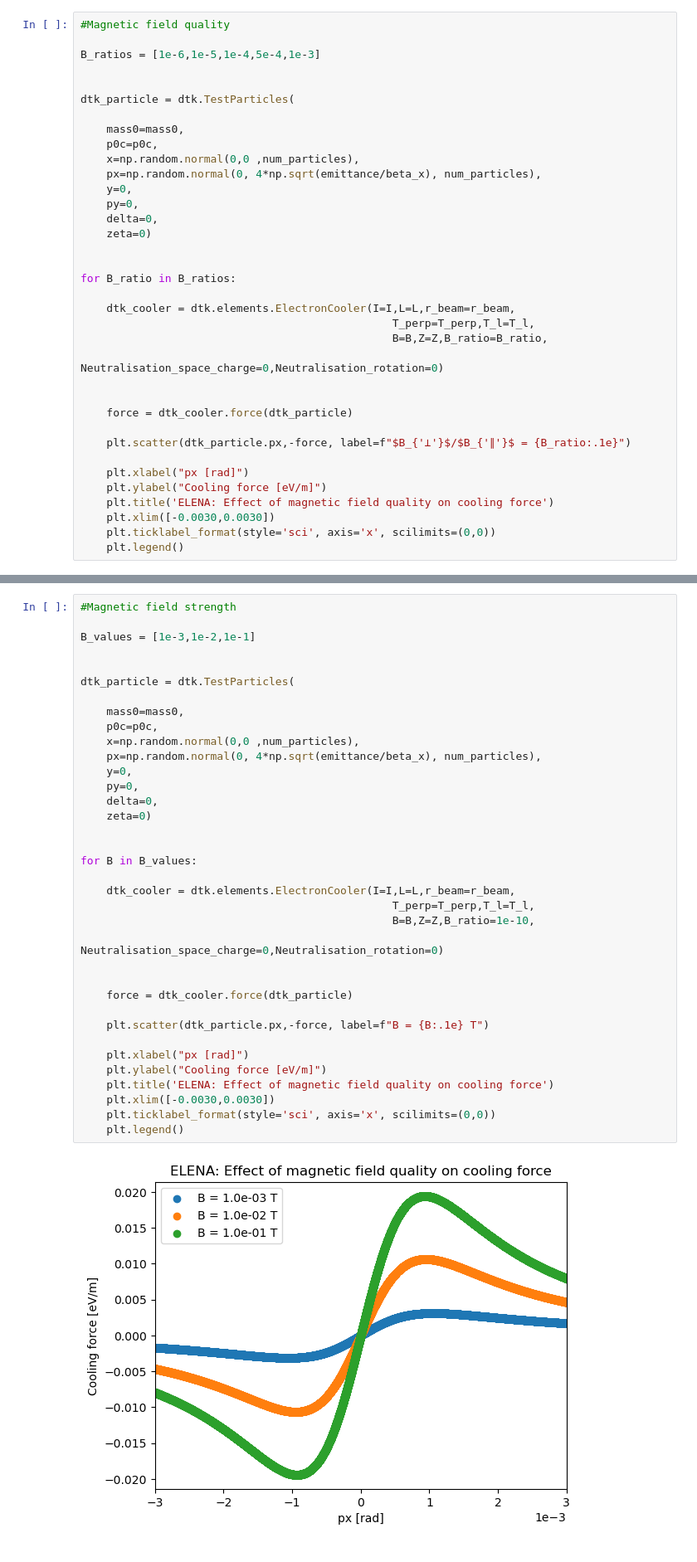
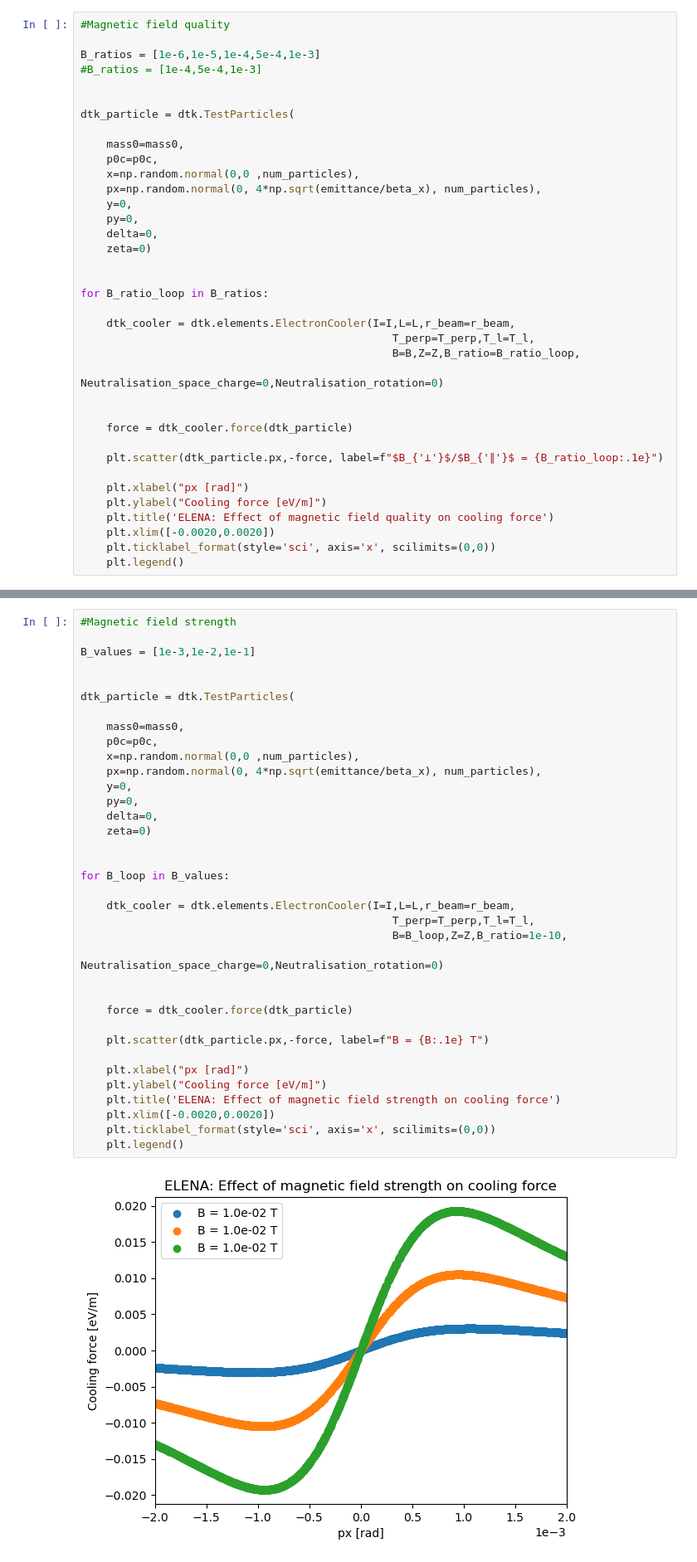
Before and after one commit to pkruyt/electron_cooling, a Jupyter notebook: notebooks/ELENA/ELENA:force-vs-parameters.ipynb, the cells around one changed output, grey strips where cells are left out. Shown at 83% size. Drawn from its saved outputs; the diff is of its cells as text.

```diff
--- a/notebooks/ELENA/ELENA:force-vs-parameters.ipynb
+++ b/notebooks/ELENA/ELENA:force-vs-parameters.ipynb
@@ -146,6 +146,7 @@ plt.show()
 #Magnetic field quality
 
 B_ratios = [1e-6,1e-5,1e-4,5e-4,1e-3]
+#B_ratios = [1e-4,5e-4,1e-3]
 
 
 dtk_particle = dtk.TestParticles(
@@ -160,22 +161,22 @@ dtk_particle = dtk.TestParticles(
     zeta=0)
 
 
-for B_ratio in B_ratios:
+for B_ratio_loop in B_ratios:
 
     dtk_cooler = dtk.elements.ElectronCooler(I=I,L=L,r_beam=r_beam,
                                                 T_perp=T_perp,T_l=T_l,
-                                                B=B,Z=Z,B_ratio=B_ratio,
+                                                B=B,Z=Z,B_ratio=B_ratio_loop,
                                                 Neutralisation_space_charge=0,Neutralisation_rotation=0)
 
 
     force = dtk_cooler.force(dtk_particle)
 
-    plt.scatter(dtk_particle.px,-force, label=f"$B_{'⊥'}$/$B_{'∥'}$ = {B_ratio:.1e}")
+    plt.scatter(dtk_particle.px,-force, label=f"$B_{'⊥'}$/$B_{'∥'}$ = {B_ratio_loop:.1e}")
 
     plt.xlabel("px [rad]")
     plt.ylabel("Cooling force [eV/m]")
     plt.title('ELENA: Effect of magnetic field quality on cooling force')
-    plt.xlim([-0.0030,0.0030])
+    plt.xlim([-0.0020,0.0020])
     plt.ticklabel_format(style='sci', axis='x', scilimits=(0,0))
     plt.legend()
 # %% [output]
@@ -186,35 +284,35 @@ for B_ratio in B_ratios:
 B_values = [1e-3,1e-2,1e-1]
 
 
 dtk_particle = dtk.TestParticles(
 
     mass0=mass0,
     p0c=p0c,
     x=np.random.normal(0,0 ,num_particles),
     px=np.random.normal(0, 4*np.sqrt(emittance/beta_x), num_particles),
     y=0,
     py=0,
     delta=0,
     zeta=0)
 
 
-for B in B_values:
+for B_loop in B_values:
 
     dtk_cooler = dtk.elements.ElectronCooler(I=I,L=L,r_beam=r_beam,
                                                 T_perp=T_perp,T_l=T_l,
-                                                B=B,Z=Z,B_ratio=1e-10,
+                                                B=B_loop,Z=Z,B_ratio=1e-10,
                                                 Neutralisation_space_charge=0,Neutralisation_rotation=0)
 
 
     force = dtk_cooler.force(dtk_particle)
 
     plt.scatter(dtk_particle.px,-force, label=f"B = {B:.1e} T")
 
     plt.xlabel("px [rad]")
     plt.ylabel("Cooling force [eV/m]")
-    plt.title('ELENA: Effect of magnetic field quality on cooling force')
-    plt.xlim([-0.0030,0.0030])
+    plt.title('ELENA: Effect of magnetic field strength on cooling force')
+    plt.xlim([-0.0020,0.0020])
     plt.ticklabel_format(style='sci', axis='x', scilimits=(0,0))
     plt.legend()
 # %% [output]
-[figure, old version]
+[figure, new version]
```
Also changed, not shown: parts of 3 cells of this notebook.
